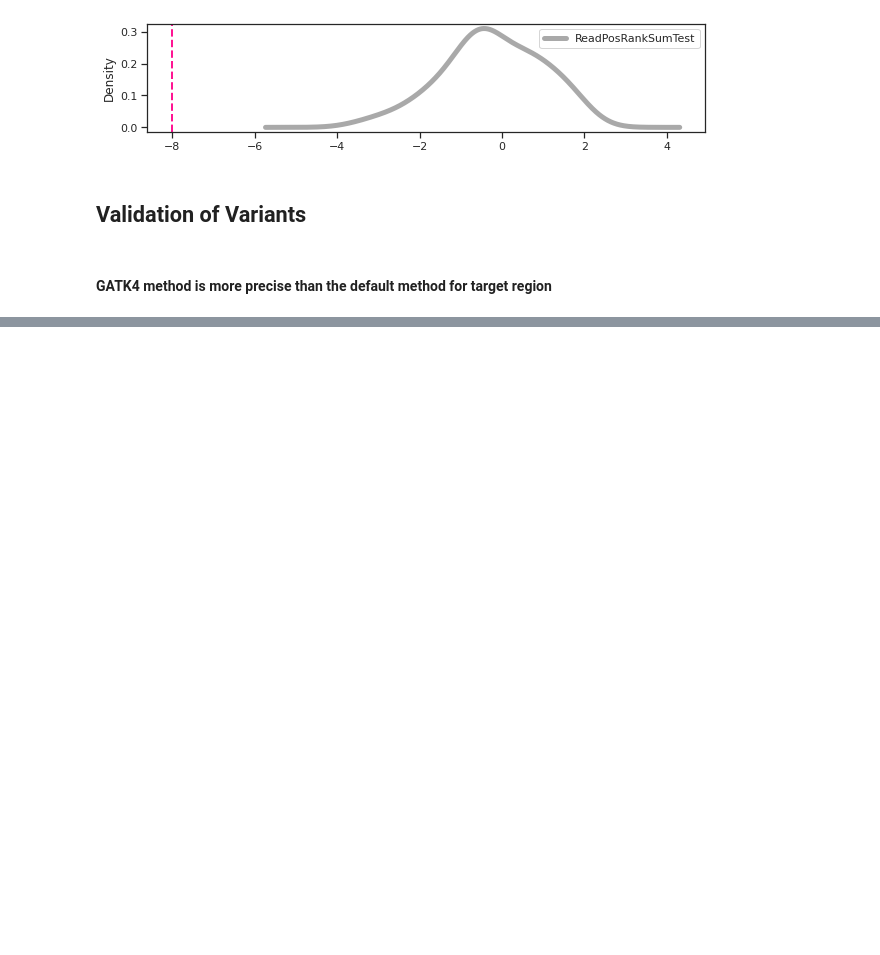
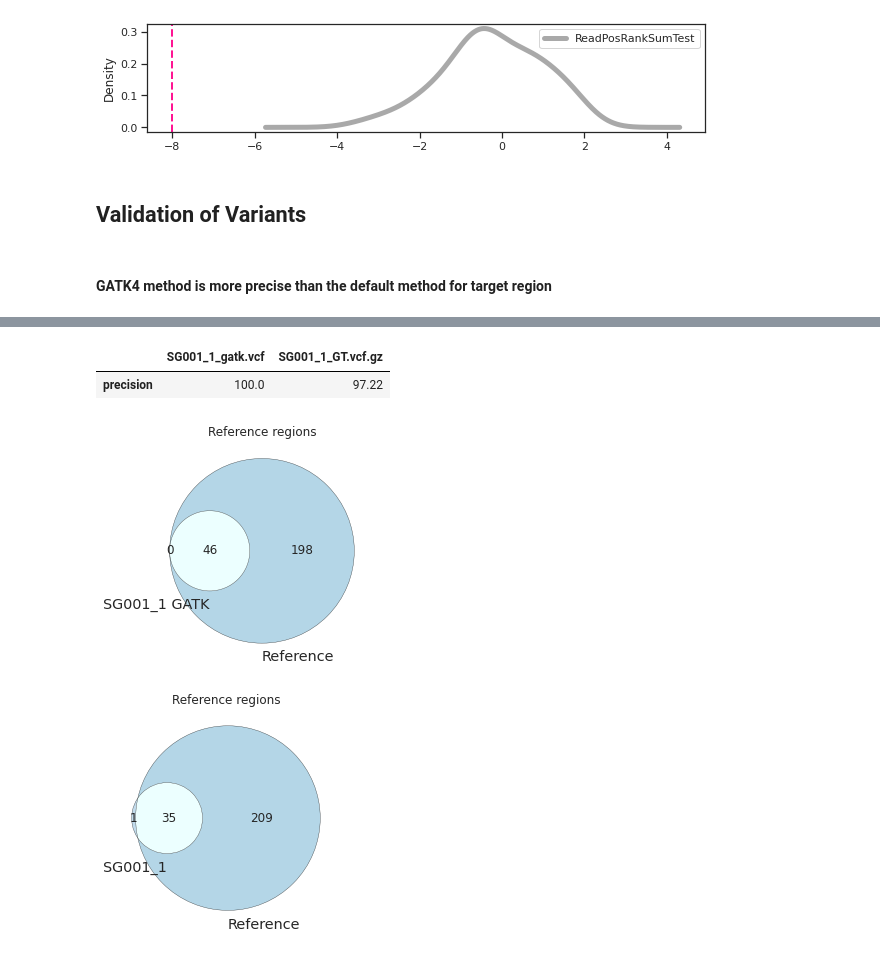
Before and after one commit to ksanao/variant_QC, a Jupyter notebook: notebooks/02_variant_calls.ipynb, the cells around one changed output, grey strips where cells are left out. Saved outputs shown, nothing was run; the diff lists cells and outputs as text; code cells hidden in the pictures; blank space fills up the shorter version.

```diff
--- a/notebooks/02_variant_calls.ipynb
+++ b/notebooks/02_variant_calls.ipynb
@@ -197,0 +207,20 @@ plot_var_venn("SG001_1_GT.vcf.gz", "SG001_ref.vcf.gz", target_vars, common_vars,
+# %%
+precision, sensitivity, f1 = accuracy_metrics("SG001_1_gatk.vcf", "SG001_ref.vcf.gz", ref_vars, common_vars, compare_to='Reference')
+df_accuracy = pd.DataFrame({"SG001_1_gatk.vcf":[precision]}, index = ['precision'])
+precision, sensitivity, f1 = accuracy_metrics("SG001_1_GT.vcf.gz", "SG001_ref.vcf.gz", ref_vars, common_vars, compare_to='Reference')
+df_accuracy["SG001_1_GT.vcf.gz"] = [precision]
+df_accuracy
+# %% [output]
+|  | SG001_1_gatk.vcf | SG001_1_GT.vcf.gz |
+| precision | 100.0 | 97.22 |
+# %%
+ref_vars = pd.read_csv(os.path.join(config.DATA_PROCESSED_PATH, config.VARS_REF), sep='\t')
+target_vars = pd.read_csv(os.path.join(config.DATA_PROCESSED_PATH, config.VARS_TAR), sep='\t')
+common_vars = pd.read_csv(os.path.join(config.DATA_PROCESSED_PATH, config.VARS_COMMON), sep='\t')
+#display(common_vars.replace({'Files':{'3': 'SG001_1, SG001_2, reference'}}))
+
+plot_var_venn("SG001_1_gatk.vcf", "SG001_ref.vcf.gz", ref_vars, common_vars, compare_to='Reference')
+plot_var_venn("SG001_1_GT.vcf.gz", "SG001_ref.vcf.gz", ref_vars, common_vars, compare_to='Reference')
+# %% [output]
+[figure, added]
+[figure, added]
```
Also changed, not shown: parts of 5 cells of this notebook, 2 other files.
